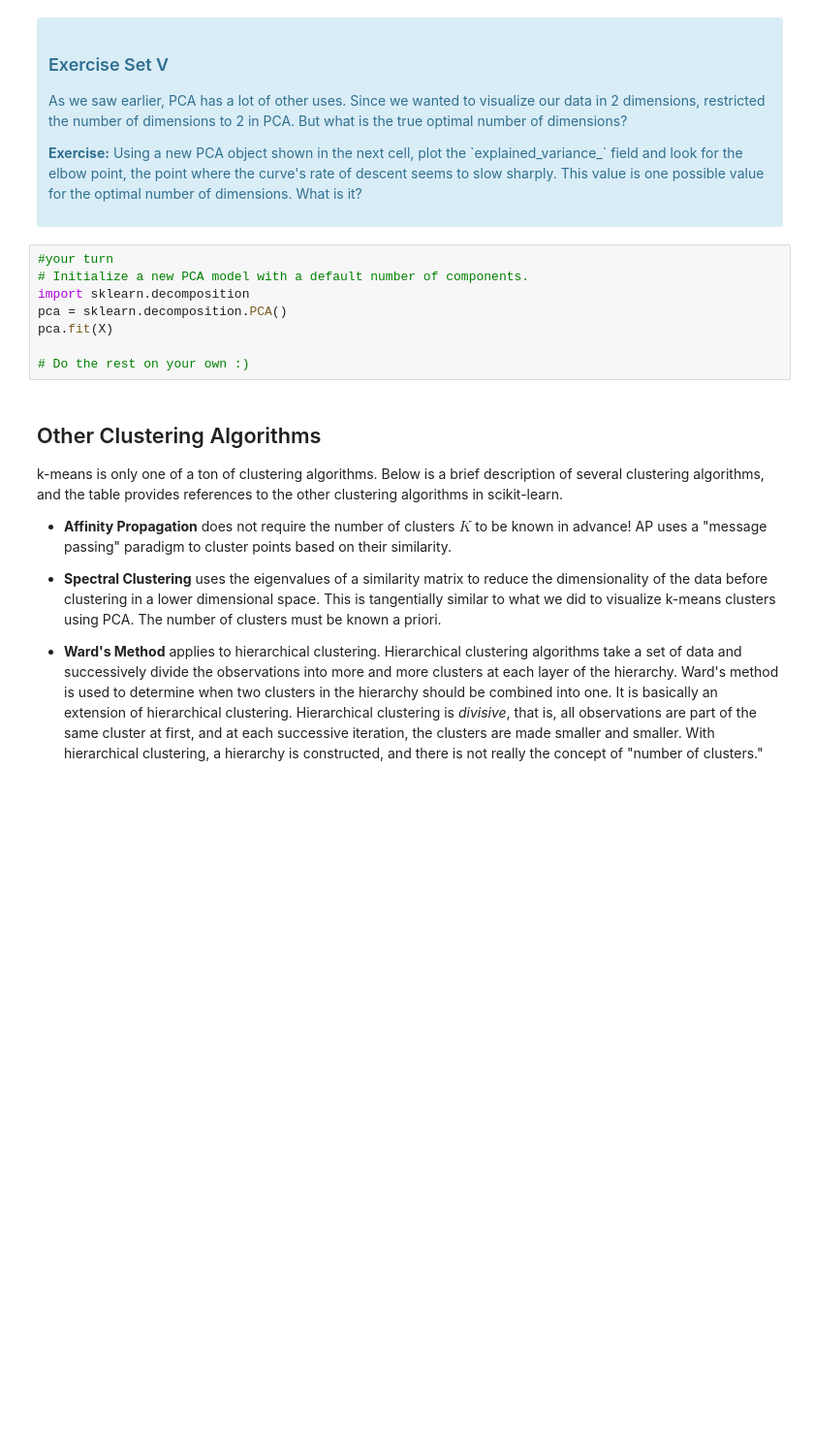
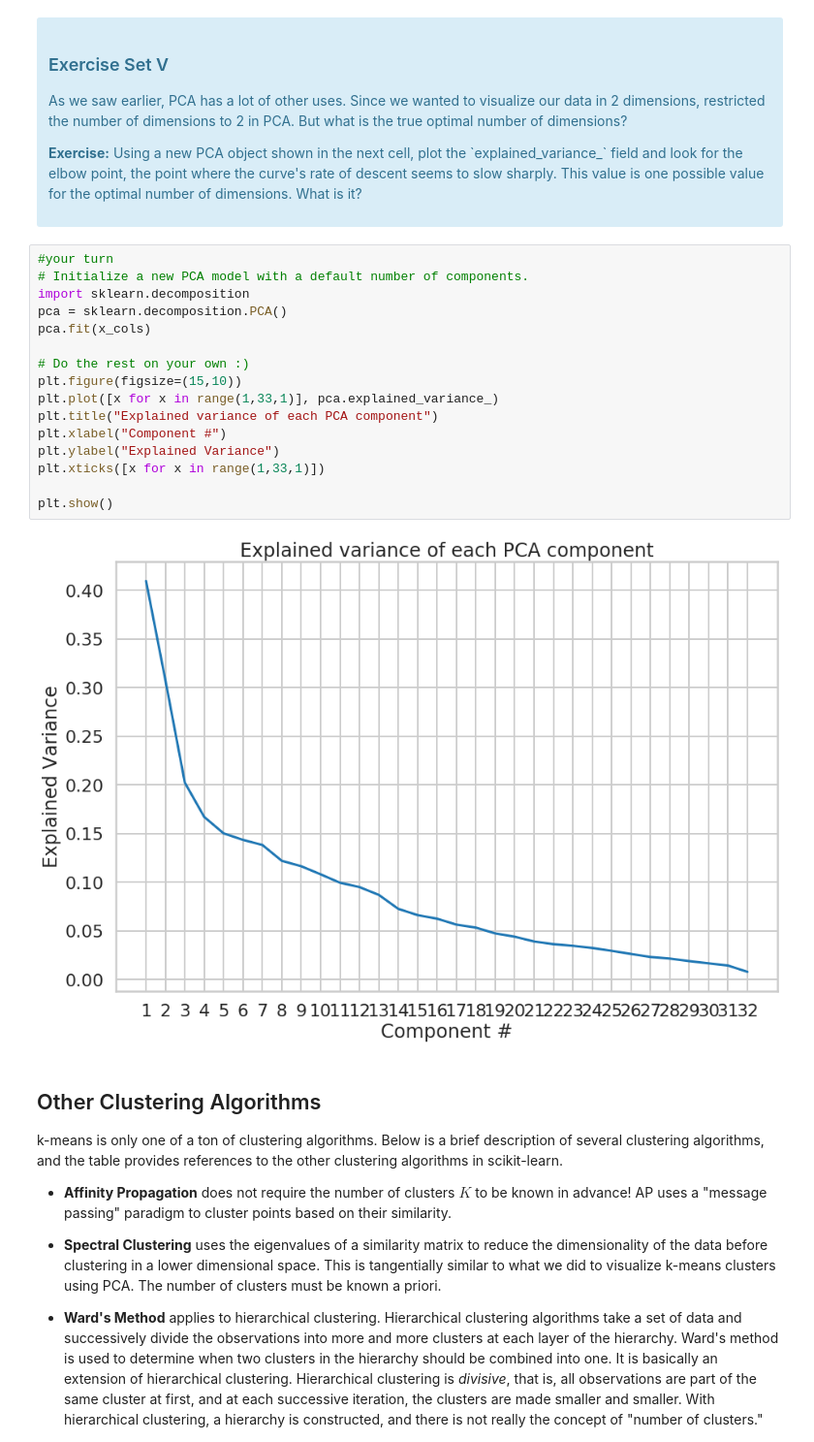
Before and after one commit to priyam81/miniProjects, a Jupyter notebook: Mini_Project_Clustering.ipynb, the cells around one changed output. Shown: that part at 97% size. Cells and saved outputs as stored; diff of their text form; blank space fills up the shorter version.

```diff
--- a/Mini_Project_Clustering.ipynb
+++ b/Mini_Project_Clustering.ipynb
@@ -180,11 +312,21 @@ What we've done is we've taken those columns of 0/1 indicator variables, and we'
 # %%
 #your turn
 # Initialize a new PCA model with a default number of components.
 import sklearn.decomposition
 pca = sklearn.decomposition.PCA()
-pca.fit(X)
+pca.fit(x_cols)
 
 # Do the rest on your own :)
+plt.figure(figsize=(15,10))
+plt.plot([x for x in range(1,33,1)], pca.explained_variance_)
+plt.title("Explained variance of each PCA component")
+plt.xlabel("Component #")
+plt.ylabel("Explained Variance")
+plt.xticks([x for x in range(1,33,1)])
+
+plt.show()
+# %% [output]
+[figure, added]
 # %% [markdown]
 ## Other Clustering Algorithms
 
```
Also changed, not shown: parts of 13 cells of this notebook.
